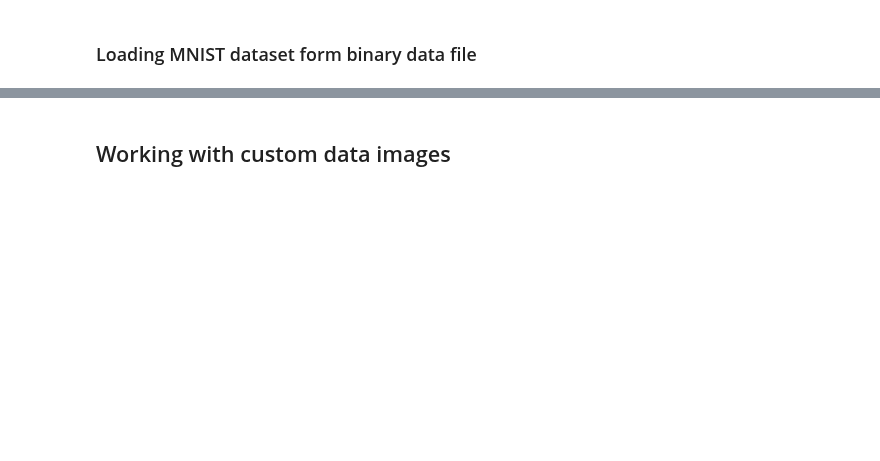
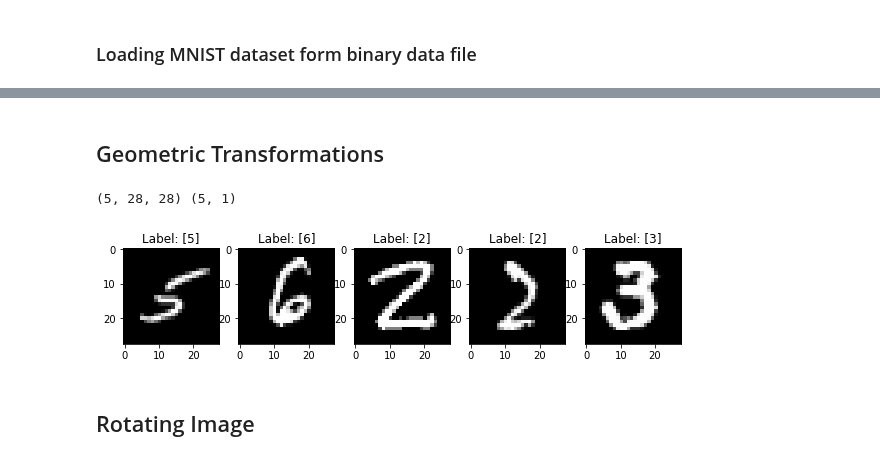
Before and after one commit to kattelsameer/HandWritten-Digit-Recognition-using-Deep-Learning, a Jupyter notebook: 10. Extended/Data Augmentation.ipynb, the cells around one changed output, grey strips where cells are left out. Drawn from its saved outputs; the diff is of its cells as text; code cells hidden in the pictures; blank space fills up the shorter version.

Commit message:
Add various Geometric Transformations

```diff
--- a/10. Extended/Data Augmentation.ipynb
+++ b/10. Extended/Data Augmentation.ipynb
@@ -22,4 +45,2 @@ print("=================================================================")
 # %%
 visualize_dataset(train_x_orig, train_y_orig, dataset = "mnist", dataset_type = "training")
-# %% [markdown]
-## Working with custom data images
@@ -32,0 +47,16 @@ from dataset import get_files
+# %% [markdown]
+## Geometric Transformations
+# %%
+imgs = train_x_orig[15:20]
+lbls = train_y_orig[15:20]
+print(imgs.shape, lbls.shape)
+fig = plt.figure(figsize=(10, 3))
+axes= fig.subplots(1, imgs.shape[0])
+for i, img in enumerate(imgs):
+    axes[i].imshow(img, cmap = "gray")
+    axes[i].set_title("Label: %s"%lbls[i])
+# %% [output]
+(5, 28, 28) (5, 1)
+[figure, added]
+# %% [markdown]
+## Rotating Image
```
Also changed, not shown: parts of 31 cells of this notebook.
